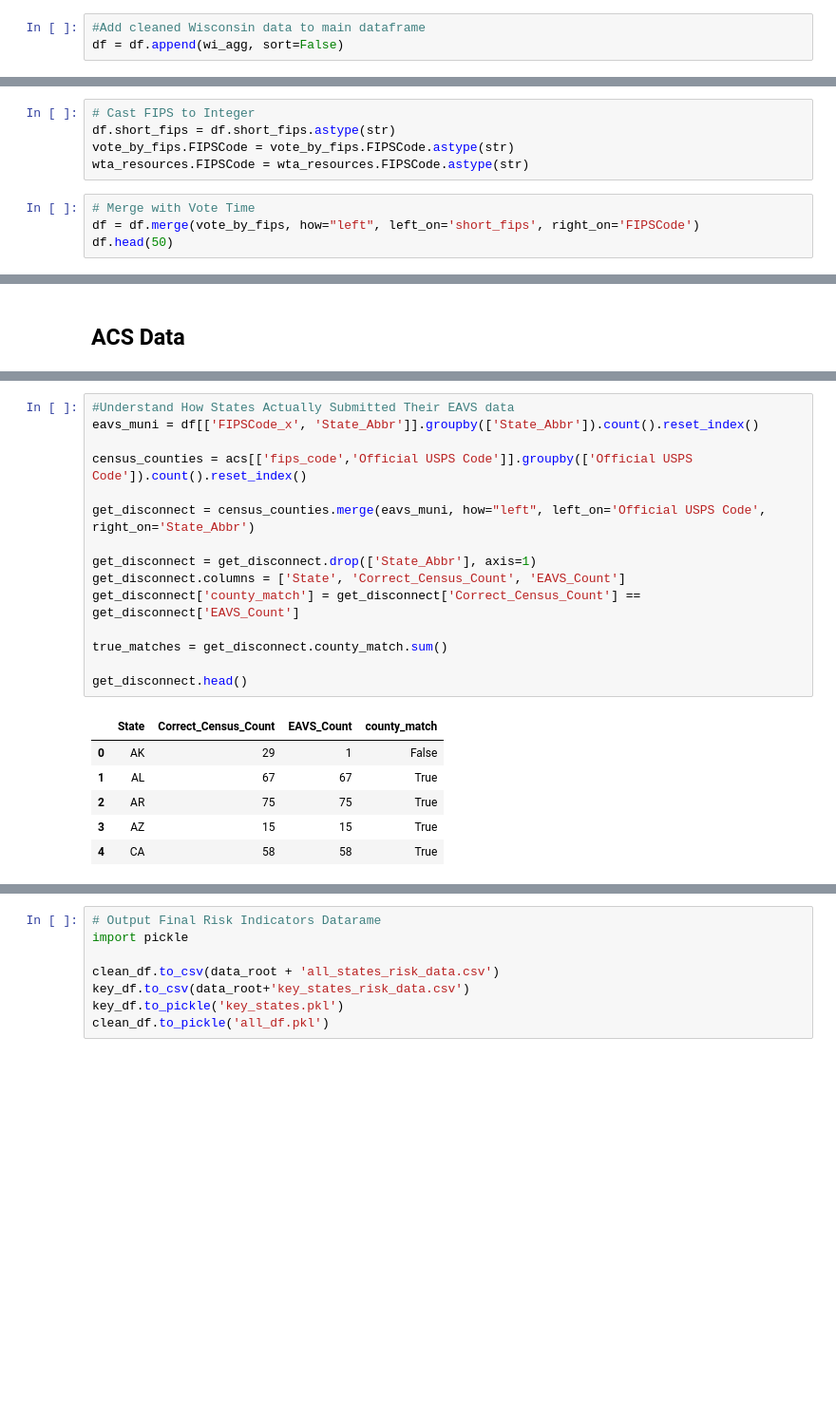
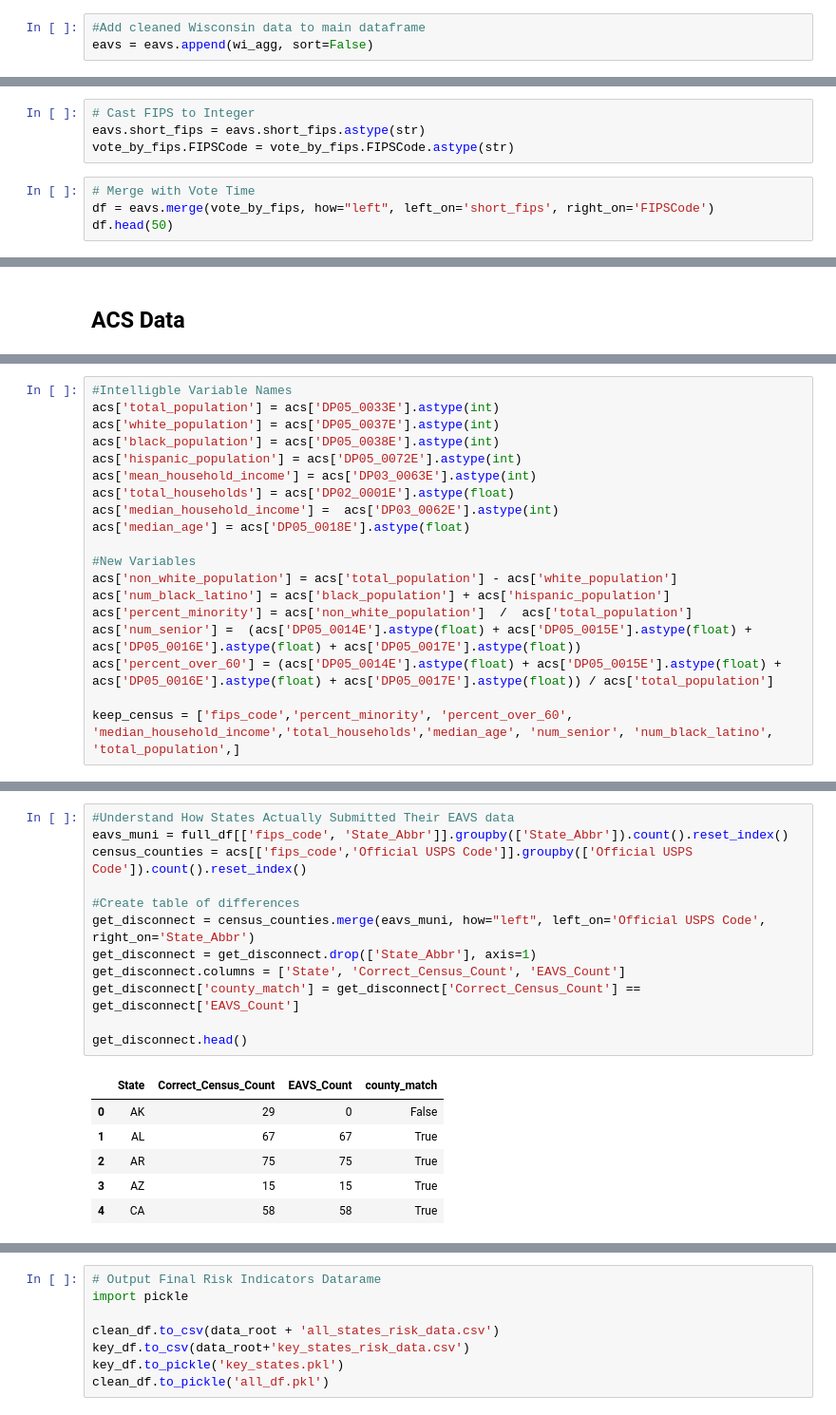
Before and after one commit to dssg/voter-protection, a Jupyter notebook: data/risk_processing_public.ipynb, the cells around one changed output, grey strips where cells are left out. Shown at 95% size. Drawn from its saved outputs; the diff is of its cells as text; blank space fills up the shorter version.

```diff
--- a/data/risk_processing_public.ipynb
+++ b/data/risk_processing_public.ipynb
@@ -284,6 +291,6 @@ wi_agg.head()
 | 4 | 55009 | BROWN COUNTY | WISCONSIN | WI | 134434.0 | 118356.0 | 7524.0 | 92.0 | 104158.0 | ... |
 # %%
 #Add cleaned Wisconsin data to main dataframe
-df = df.append(wi_agg, sort=False)
+eavs = eavs.append(wi_agg, sort=False)
 # %%
 #Check
@@ -356,11 +364,10 @@ Name: total_resources_per_voter, dtype: float64
 ### Merge all data across sources
 # %%
 # Cast FIPS to Integer
-df.short_fips = df.short_fips.astype(str)
+eavs.short_fips = eavs.short_fips.astype(str)
 vote_by_fips.FIPSCode = vote_by_fips.FIPSCode.astype(str)
-wta_resources.FIPSCode = wta_resources.FIPSCode.astype(str)
 # %%
 # Merge with Vote Time
-df = df.merge(vote_by_fips, how="left", left_on='short_fips', right_on='FIPSCode')
+df = eavs.merge(vote_by_fips, how="left", left_on='short_fips', right_on='FIPSCode')
 df.head(50)
 # %% [output]
@@ -413,3 +415,22 @@ Index(['Unnamed: 0', 'index', 'DP05_0033E', 'DP05_0038E', 'DP05_0072E',
 | 2 | 2 | Choctaw County, Mississippi: Summ... | 8321 | 2596 | 14 | 49162 | 3164.0 | 37203 | ... |
 | 3 | 3 | Itawamba County, Mississippi: Sum... | 23480 | 1681 | 320 | 53717 | 8706.0 | 40510 | ... |
 | 4 | 4 | Carroll County, Mississippi: Summ... | 10129 | 3503 | 2 | 57919 | 3658.0 | 43060 | ... |
+# %%
+#Intelligble Variable Names
+acs['total_population'] = acs['DP05_0033E'].astype(int)
+acs['white_population'] = acs['DP05_0037E'].astype(int)
+acs['black_population'] = acs['DP05_0038E'].astype(int)
+acs['hispanic_population'] = acs['DP05_0072E'].astype(int)
+acs['mean_household_income'] = acs['DP03_0063E'].astype(int)
+acs['total_households'] = acs['DP02_0001E'].astype(float)
+acs['median_household_income'] =  acs['DP03_0062E'].astype(int)
+acs['median_age'] = acs['DP05_0018E'].astype(float)
+
+#New Variables
+acs['non_white_population'] = acs['total_population'] - acs['white_population']
+acs['num_black_latino'] = acs['black_population'] + acs['hispanic_population']
+acs['percent_minority'] = acs['non_white_population']  /  acs['total_population']
+acs['num_senior'] =  (acs['DP05_0014E'].astype(float) + acs['DP05_0015E'].astype(float) + acs['DP05_0016E'].astype(float) + acs['DP05_0017E'].astype(float))
+acs['percent_over_60'] = (acs['DP05_0014E'].astype(float) + acs['DP05_0015E'].astype(float) + acs['DP05_0016E'].astype(float) + acs['DP05_0017E'].astype(float)) / acs['total_population']
+
+keep_census = ['fips_code','percent_minority', 'percent_over_60', 'median_household_income','total_households','median_age', 'num_senior', 'num_black_latino', 'total_population',]
@@ -442,21 +451,18 @@ df[df['State_Abbr']=='CA']
 # %%
 #Understand How States Actually Submitted Their EAVS data
-eavs_muni = df[['FIPSCode_x', 'State_Abbr']].groupby(['State_Abbr']).count().reset_index()
-
+eavs_muni = full_df[['fips_code', 'State_Abbr']].groupby(['State_Abbr']).count().reset_index()
 census_counties = acs[['fips_code','Official USPS Code']].groupby(['Official USPS Code']).count().reset_index()
 
+#Create table of differences
 get_disconnect = census_counties.merge(eavs_muni, how="left", left_on='Official USPS Code', right_on='State_Abbr')
-
 get_disconnect = get_disconnect.drop(['State_Abbr'], axis=1)
 get_disconnect.columns = ['State', 'Correct_Census_Count', 'EAVS_Count']
 get_disconnect['county_match'] = get_disconnect['Correct_Census_Count'] == get_disconnect['EAVS_Count']
 
-true_matches = get_disconnect.county_match.sum()
-
 get_disconnect.head()
 # %% [output]
 |  | State | Correct_Census_Count | EAVS_Count | county_match |
-| 0 | AK | 29 | 1 | False |
+| 0 | AK | 29 | 0 | False |
 | 1 | AL | 67 | 67 | True |
 | 2 | AR | 75 | 75 | True |
 | 3 | AZ | 15 | 15 | True |
```
Also changed, not shown: parts of 34 cells of this notebook.
